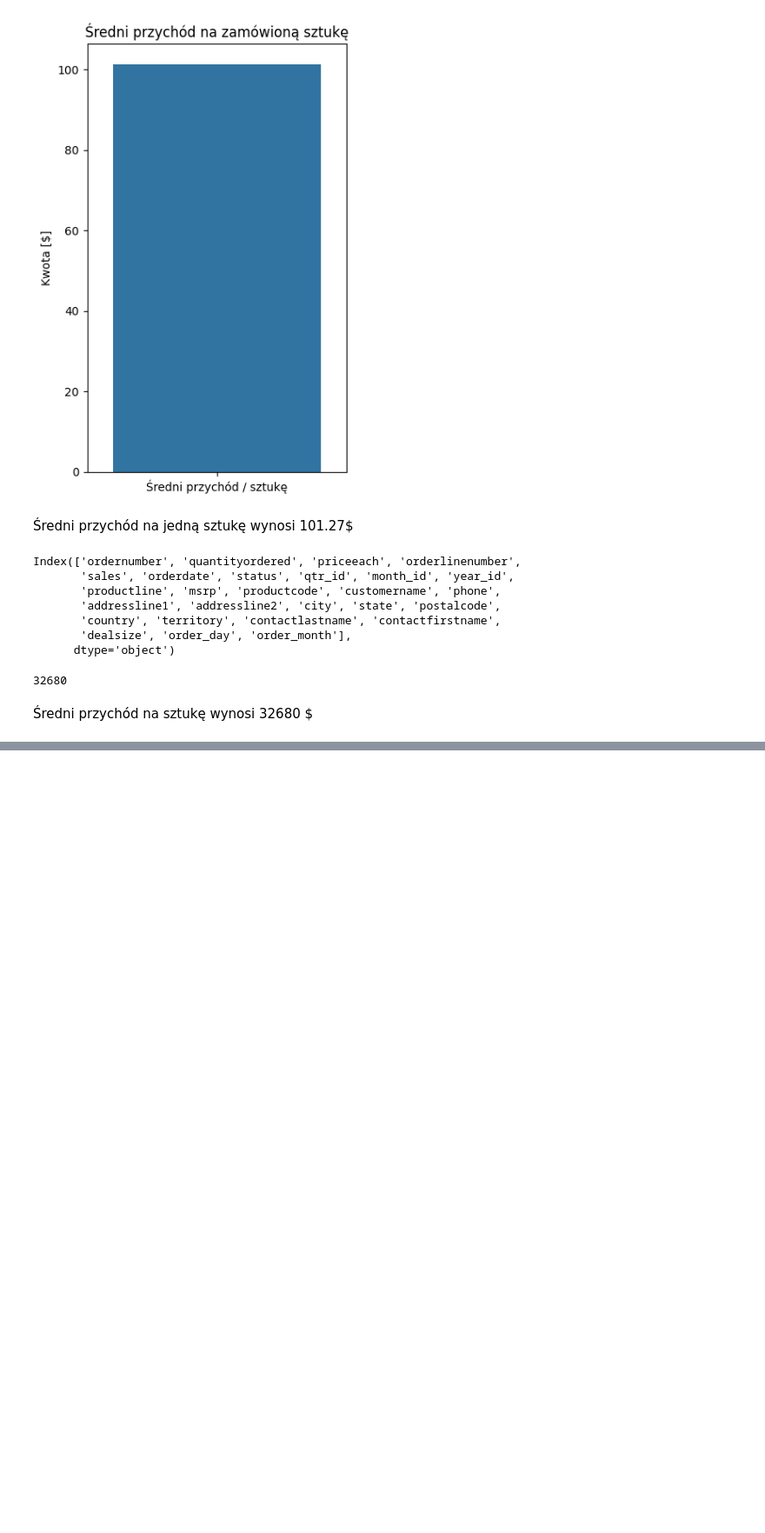
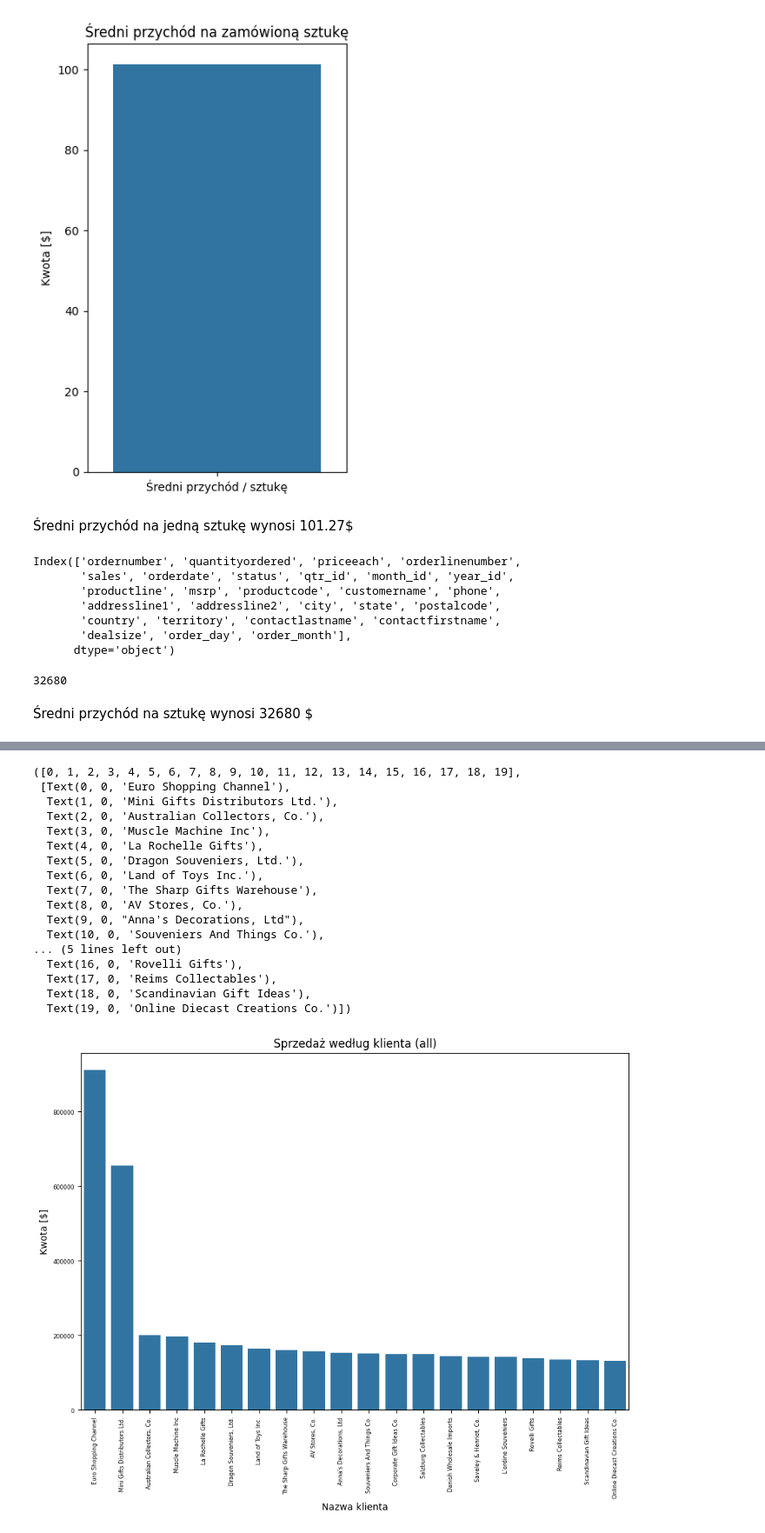
Before and after one commit to AdrianSchmidt96/mini-projects-adrian, a Jupyter notebook: data_analysis_sales/analysis.ipynb, the cells around one changed output, grey strips where cells are left out. Shown at 87% size. Saved outputs shown, nothing was run; the diff lists cells and outputs as text; code cells hidden in the pictures; blank space fills up the shorter version.

```diff
--- a/data_analysis_sales/analysis.ipynb
+++ b/data_analysis_sales/analysis.ipynb
@@ -285,0 +320,7 @@ round(avg_per_order)
+# %%
+sales_per_customer = (
+    df.groupby('customername')['sales']
+    .sum()
+    .reset_index()
+    .sort_values(by='sales',ascending = False)
+)
@@ -285,0 +343,31 @@ round(avg_per_order)
+# %%
+top_10 = sales_per_customer.head(10)
+
+plt.figure(figsize=(10,6))
+sns.barplot(data= top_20, x ='customername', y='sales' )
+plt.tight_layout()
+plt.title('Sprzedaż według klienta (all)')
+plt.xlabel('Nazwa klienta')
+plt.ylabel('Kwota [$]')
+plt.xticks(fontsize=10)
+plt.yticks(fontsize=6)
+plt.xticks(rotation=90, fontsize=6)
+# %% [output]
+([0, 1, 2, 3, 4, 5, 6, 7, 8, 9, 10, 11, 12, 13, 14, 15, 16, 17, 18, 19],
+ [Text(0, 0, 'Euro Shopping Channel'),
+  Text(1, 0, 'Mini Gifts Distributors Ltd.'),
+  Text(2, 0, 'Australian Collectors, Co.'),
+  Text(3, 0, 'Muscle Machine Inc'),
+  Text(4, 0, 'La Rochelle Gifts'),
+  Text(5, 0, 'Dragon Souveniers, Ltd.'),
+  Text(6, 0, 'Land of Toys Inc.'),
+  Text(7, 0, 'The Sharp Gifts Warehouse'),
+  Text(8, 0, 'AV Stores, Co.'),
+  Text(9, 0, "Anna's Decorations, Ltd"),
+  Text(10, 0, 'Souveniers And Things Co.'),
+... (5 lines left out)
+  Text(16, 0, 'Rovelli Gifts'),
+  Text(17, 0, 'Reims Collectables'),
+  Text(18, 0, 'Scandinavian Gift Ideas'),
+  Text(19, 0, 'Online Diecast Creations Co.')])
+[figure, added]
```
Also changed, not shown: parts of 21 cells of this notebook, 1 other file.
